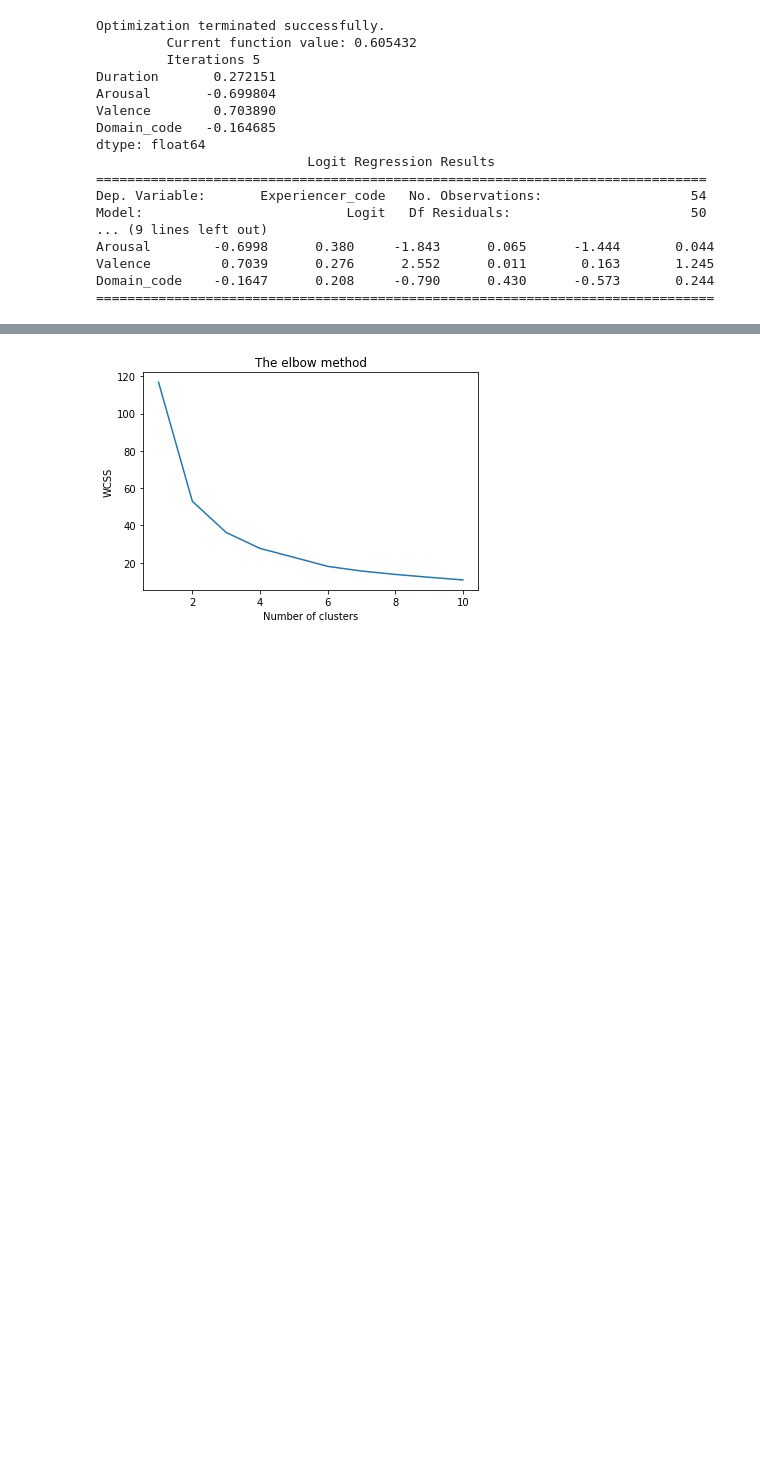
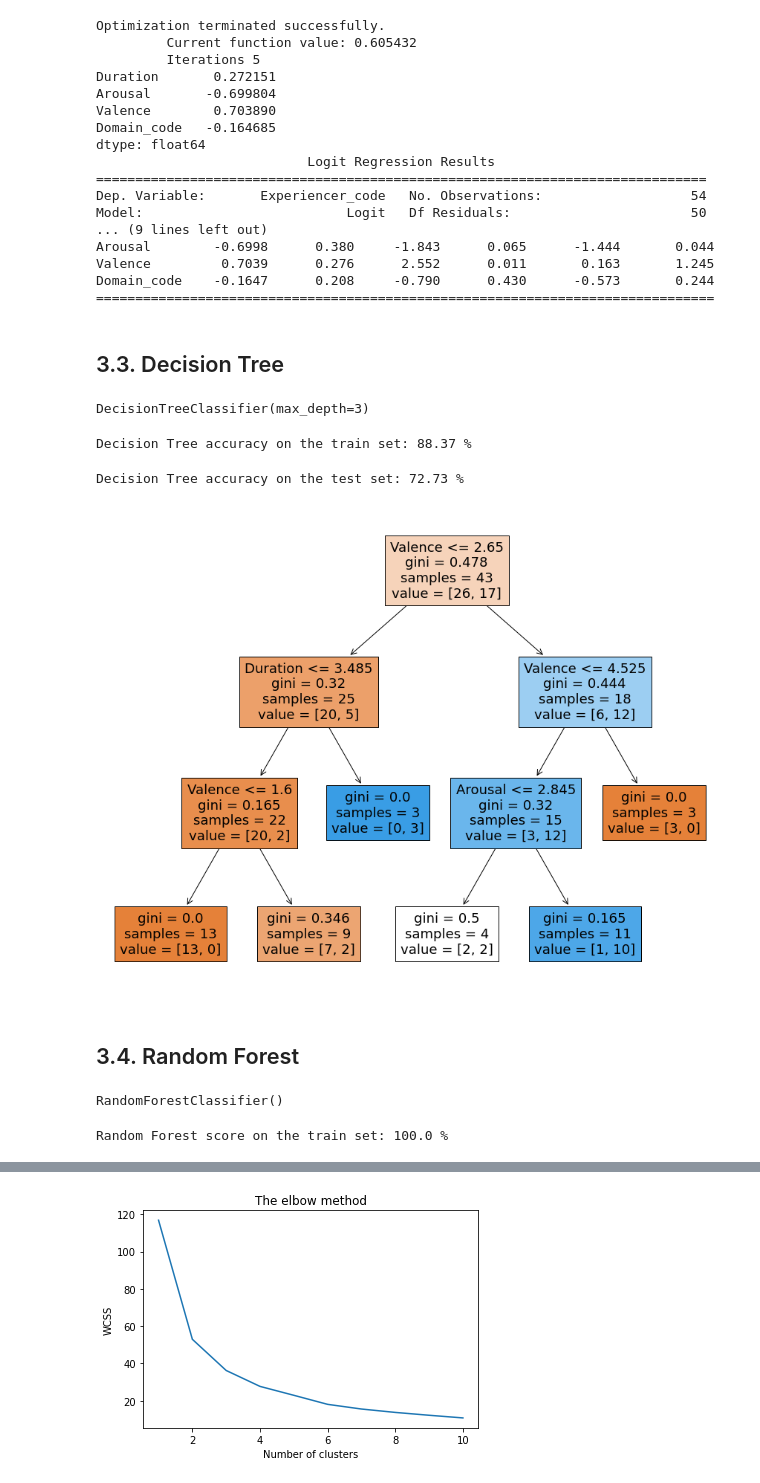
Before and after one commit to lorenanda/psych-verbs, a Jupyter notebook: psych-verbs.ipynb, the cells around one changed output, grey strips where cells are left out. Drawn from its saved outputs; the diff is of its cells as text; code cells hidden in the pictures; blank space fills up the shorter version.

Commit message:
add decision tree and random forest models

```diff
--- a/psych-verbs.ipynb
+++ b/psych-verbs.ipynb
@@ -578,3 +575,5 @@ Arousal        -0.6998      0.380     -1.843      0.065      -1.444       0.044
 Valence         0.7039      0.276      2.552      0.011       0.163       1.245
 Domain_code    -0.1647      0.208     -0.790      0.430      -0.573       0.244
 ===============================================================================
+# %% [markdown]
+## 3.3. Decision Tree
@@ -580,0 +582,23 @@ Domain_code    -0.1647      0.208     -0.790      0.430      -0.573       0.244
+# %%
+dt = DecisionTreeClassifier(max_depth=3)
+dt.fit(X_train, y_train)
+# %% [output]
+DecisionTreeClassifier(max_depth=3)
+# %%
+print("Decision Tree accuracy on the train set:", round(dt.score(X_train, y_train) * 100, 2), "%")
+# %% [output]
+Decision Tree accuracy on the train set: 88.37 %
+# %%
+print("Decision Tree accuracy on the test set:", round(dt.score(X_test, y_test) * 100, 2), "%")
+# %% [output]
+Decision Tree accuracy on the test set: 72.73 %
+# %%
+from sklearn.tree import plot_tree
+
+plt.figure(figsize=(15, 12))
+plot_tree(dt, feature_names=['Duration', 'Arousal', 'Valence'], filled=True)
+None
+# %% [output]
+[figure, added]
+# %% [markdown]
+## 3.4. Random Forest
@@ -580,0 +607,5 @@ Domain_code    -0.1647      0.208     -0.790      0.430      -0.573       0.244
+# %%
+random_forest = RandomForestClassifier(n_estimators=100)
+random_forest.fit(X_train, y_train)
+# %% [output]
+RandomForestClassifier()
@@ -580,0 +614,4 @@ Domain_code    -0.1647      0.208     -0.790      0.430      -0.573       0.244
+# %%
+print("Random Forest score on the train set:", round(random_forest.score(X_train, y_train)*100, 2), "%")
+# %% [output]
+Random Forest score on the train set: 100.0 %
```
Also changed, not shown: parts of 11 cells of this notebook.
